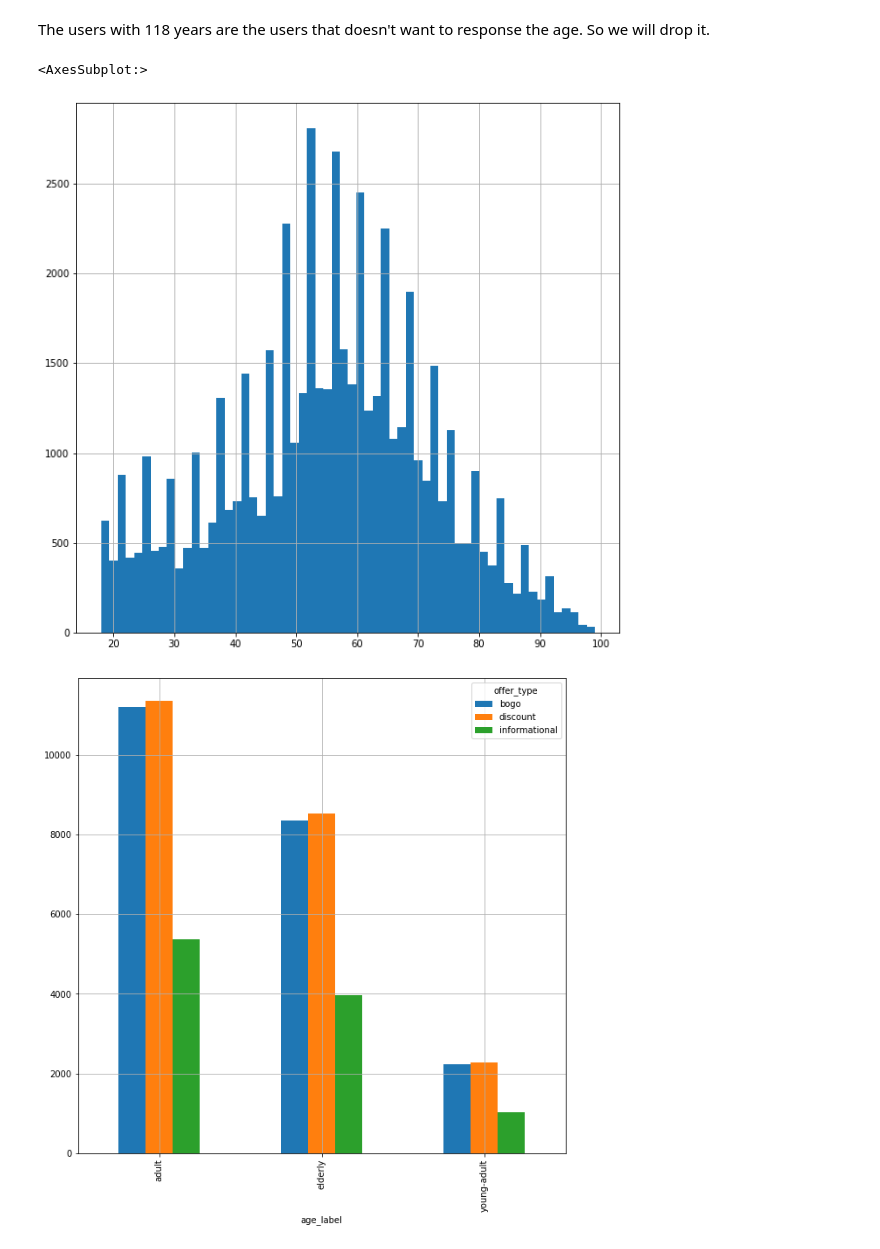
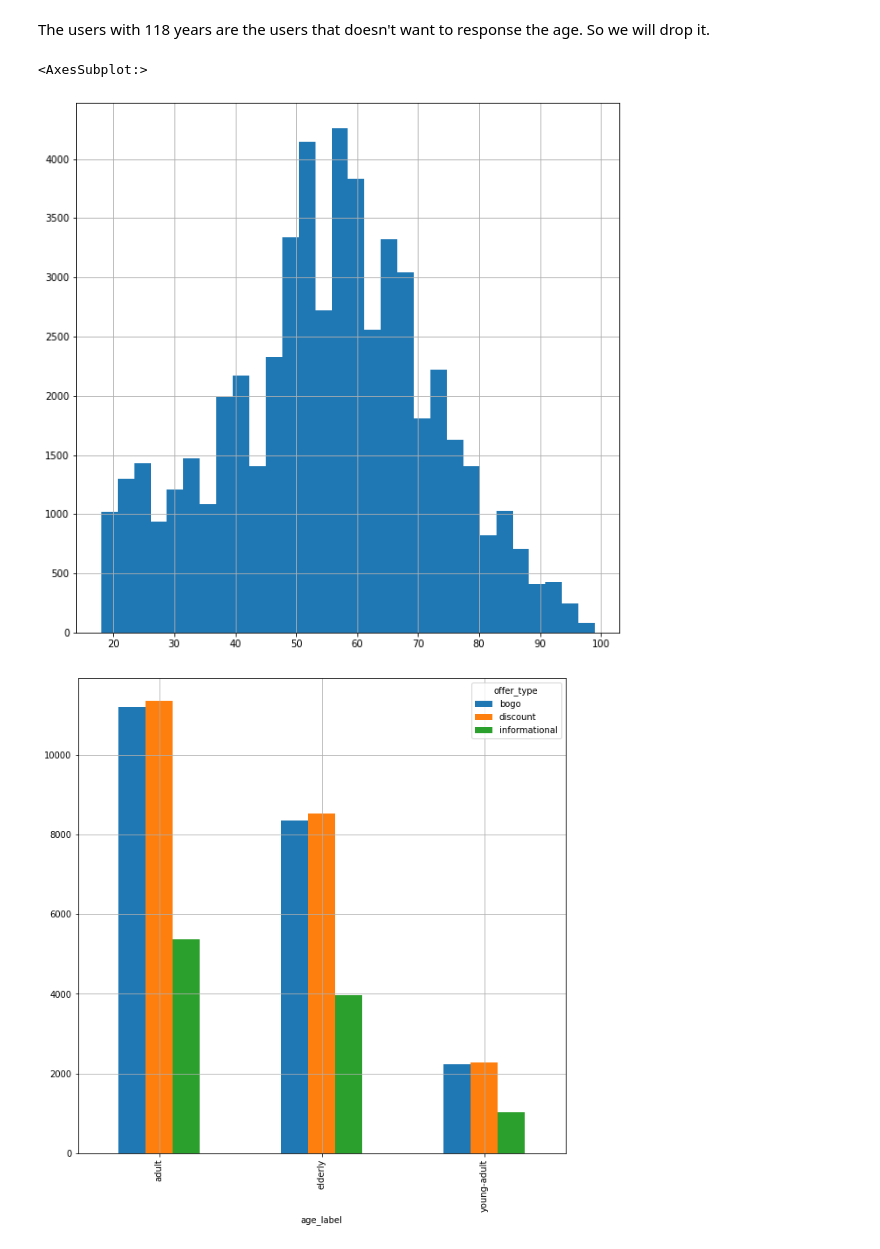
Before and after one commit to viniciusLambert/starbucks-promotions-recommender, a Jupyter notebook: Starbucks-offers-portfolio-analise.ipynb, the cells around one changed output. Drawn from its saved outputs; the diff is of its cells as text; code cells hidden in the pictures.

```diff
--- a/Starbucks-offers-portfolio-analise.ipynb
+++ b/Starbucks-offers-portfolio-analise.ipynb
@@ -490,11 +490,3 @@ plt.show()
 [figure]
 # %% [markdown]
 ## Explore profile and trasaction.
-# %%
-print(f"Total income NaN value {profile.income.isna().sum() / profile.shape[0]}")
-
-
-# Fill NaN income values with 0
-
-profile.income = profile.income.fillna(0)
-profile.head()
@@ -557,3 +534,5 @@ complete_profile
 | 16576 | F | 83 | 9dc1421481194dcd9400aec7c9ae6366 | 20160307 | 50000.0 | 189.67 | 14 |
 | 16577 | F | 62 | e4052622e5ba45a8b96b59aba68cf068 | 20170722 | 82000.0 | 143.02 | 6 |
 16578 rows × 7 columns
+# %%
+complete_profile = complete_profile[complete_profile["age"] < 100].reset_index()
@@ -795,10 +790,10 @@ complete_df
 # %% [markdown]
 The users with 118 years are the users that doesn't want to response the age. So we will drop it.
 # %%
-complete_df['age'].hist(bins=60)
+complete_df['age'].hist(bins=30)
 # %% [output]
 <AxesSubplot:>
-[figure, old version]
+[figure, new version]
 # %%
 complete_df.groupby("offer_type").age_label.value_counts().unstack(0).plot.bar()
 
```
Also changed, not shown: parts of 37 cells of this notebook.
